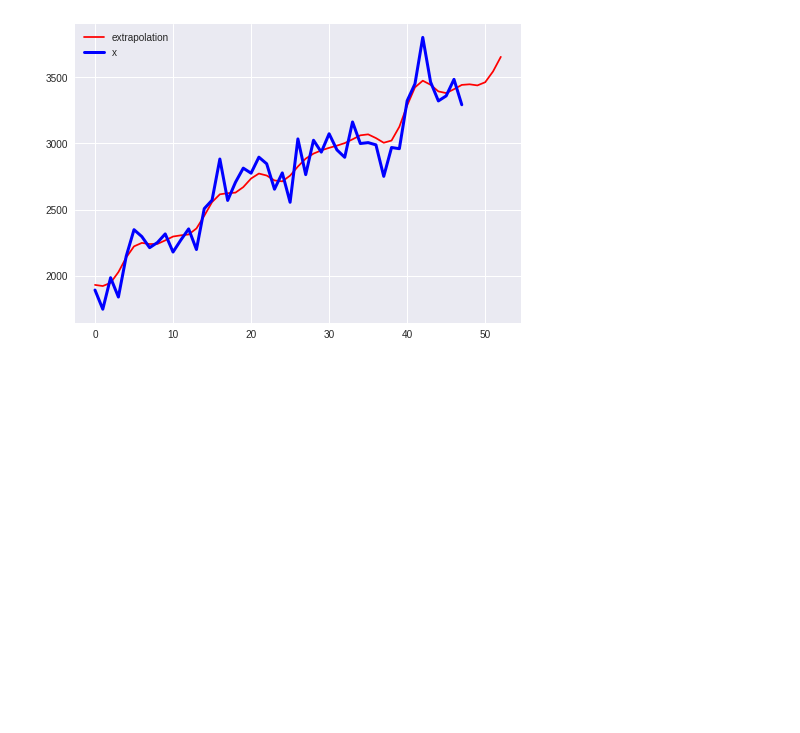
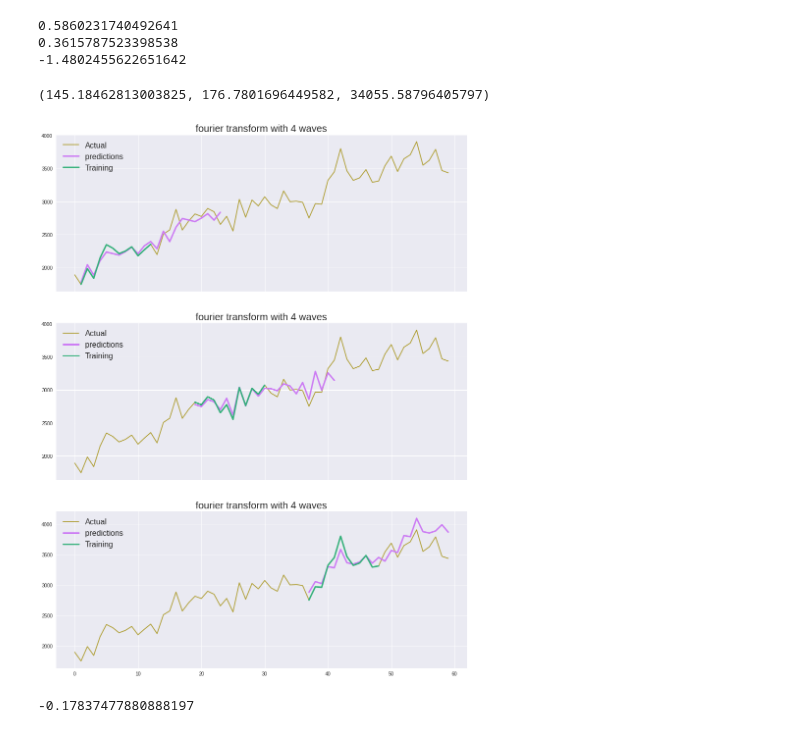
Before and after one commit to Dazai1623818/Datachallenge-2, a Jupyter notebook: FFT.ipynb, the cells around one changed output. Drawn from its saved outputs; the diff is of its cells as text; code cells hidden in the pictures; blank space fills up the shorter version.

```diff
--- a/FFT.ipynb
+++ b/FFT.ipynb
@@ -36,35 +49,43 @@ ax[2].plot(residual);
 # %%
-import numpy as np
-import pylab as pl
-from numpy import fft
 
-def fourierExtrapolation(x, n_predict):
+
+def fourierExtrapolation(x, n_predict, harmonies):
     n = x.size
-    n_harm = 5                     # number of harmonics in model
+
     t = np.arange(0, n)
     p = np.polyfit(t, x, 1)         # find linear trend in x
     x_notrend = x - p[0] * t        # detrended x
-    x_freqdom = fft.fft(x_notrend)  # detrended x in frequency domain
-    f = fft.fftfreq(n)              # frequencies
-    indexes = range(n)
-    # sort indexes by frequency, lower -> higher
+    x_freqdom = np.fft.fft(x_notrend)  # detrended x in frequency domain
+    f = np.fft.fftfreq(n)              # frequencies
     indexes = list(range(n))
 
     t = np.arange(0, n + n_predict)
     restored_sig = np.zeros(t.size)
-    for i in indexes[:1 + n_harm * 2]:
+
+    for i in indexes[:1 + harmonies * 2]:
         ampli = np.absolute(x_freqdom[i]) / n   # amplitude
         phase = np.angle(x_freqdom[i])          # phase
         restored_sig += ampli * np.cos(2 * np.pi * f[i] * t + phase)
     return restored_sig + p[0] * t
 
 
-x = df_data[0].to_numpy()
-n_predict = 5
-extrapolation = fourierExtrapolation(x, n_predict)
-pl.plot(np.arange(0, extrapolation.size), extrapolation, 'r', label = 'extrapolation')
-pl.plot(np.arange(0, x.size), x, 'b', label = 'x', linewidth = 3)
-pl.legend()
-pl.show()
+# def plot_graph(row, extrapolation, uncertainty, harmonics):
+#     ax[row].plot(np.arange(0, extrapolation.size), extrapolation, 'r', label = 'extrapolation')
+#     ax[row].plot(data=x_train, x=x_train.index, y=0, label = 'Training', linewidth = 3)
+#     ax[row].plot(df_test[0], label='Testing')
+#     # ax[row].fill_between(list(range(0, 24)), uncertainty[1], uncertainty[0], alpha=0.3, facecolor=clrs[3])
+#     ax[row].set_title(f'fourier transform with {harmonics} harmonics', size=20)
+#     ax[row].set_ylabel(f'amount of crimes', size=20)
+#     ax[row].set_xlabel(f'months since jan 2015', size=20)
+#     ax[row].legend(prop={'size': 16});
+
+# def generate_fourier(harmonics, n_predict):
+#     extrapolation = fourierExtrapolation(x, n_predict, harmonics)
+#     uncertainty = [extrapolation + 0.5*np.std(extrapolation), extrapolation-0.5*np.std(extrapolation)]
+#     return extrapolation, uncertainty
+
+# def group(harmonics, n_predict, row):
+#     extrapolation, uncertainty = generate_fourier(harmonics, n_predict)
+#     plot_graph(row, extrapolation, uncertainty, harmonics)
+#     plt.xticks(size=15)
+#     plt.yticks(size=15)
-# %% [output]
-[figure, removed]
@@ -70,0 +130,32 @@ pl.show()
+# %%
+mae = []
+rmse = []
+mse=[]
+counter = 0
+
+clrs = sns.color_palette("husl", 5)
+fig, ax = plt.subplots(nrows=3, figsize=(15,20), sharex=True)
+
+
+for i in range(1, 48, 18):
+    results = cross_validate(i, i+11, 11, 4, ax[counter])
+    mae.append(results[2])
+    rmse.append(results[3])
+    mse.append(results[0])
+    counter +=1
+
+
+
+np.mean(mae), np.mean(rmse), np.mean(mse)
+# %% [output]
+0.5860231740492641
+0.3615787523398538
+-1.4802455622651642
+(145.18462813003825, 176.7801696449582, 34055.58796405797)
+[figure, added]
+# %%
+np.mean([0.6334297950439418,
+0.3447691117030164,
+-1.5133232431736041])
+# %% [output]
+-0.17837477880888197
```
Also changed, not shown: parts of 11 cells of this notebook, 1 other file.
